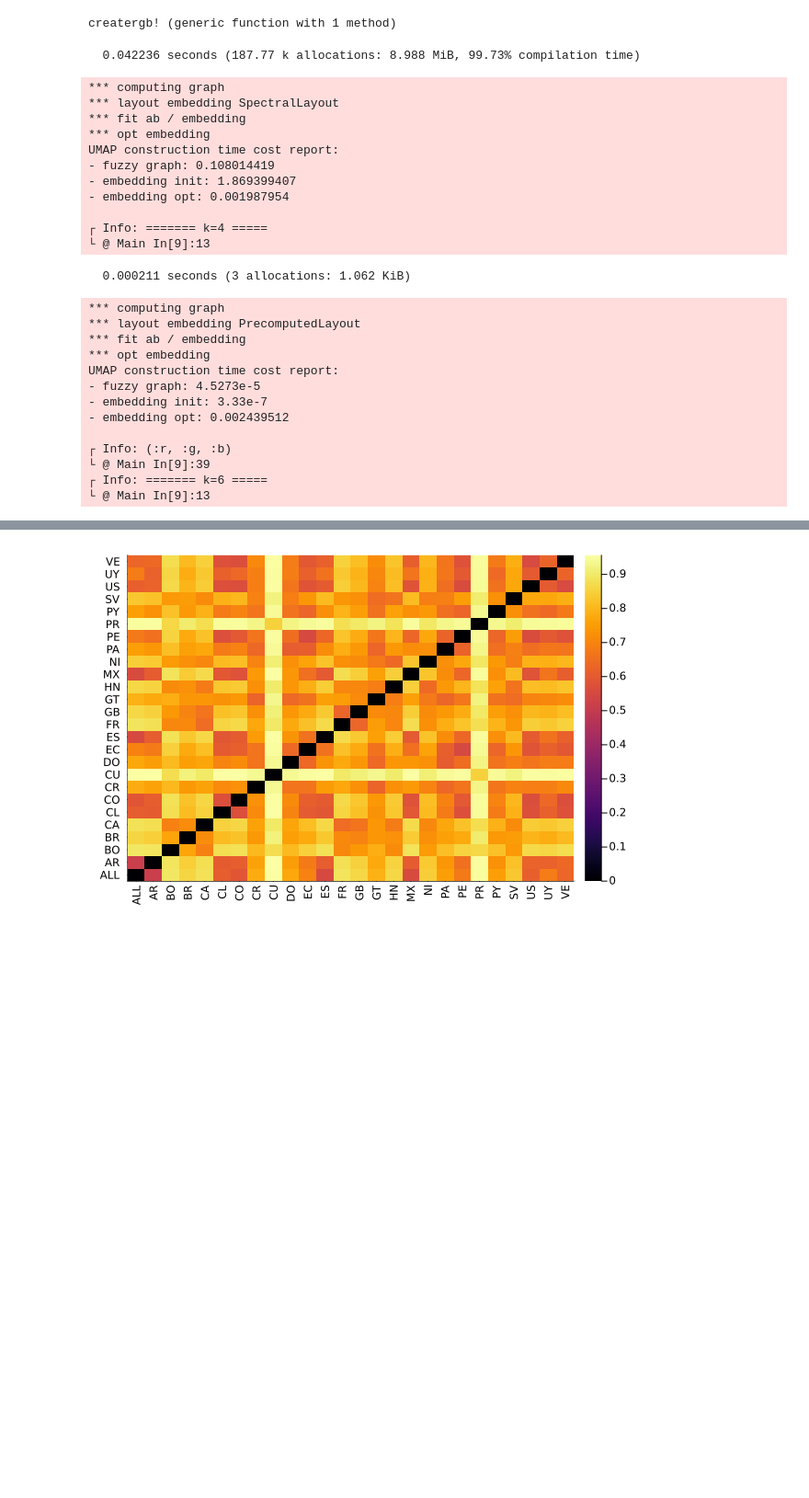
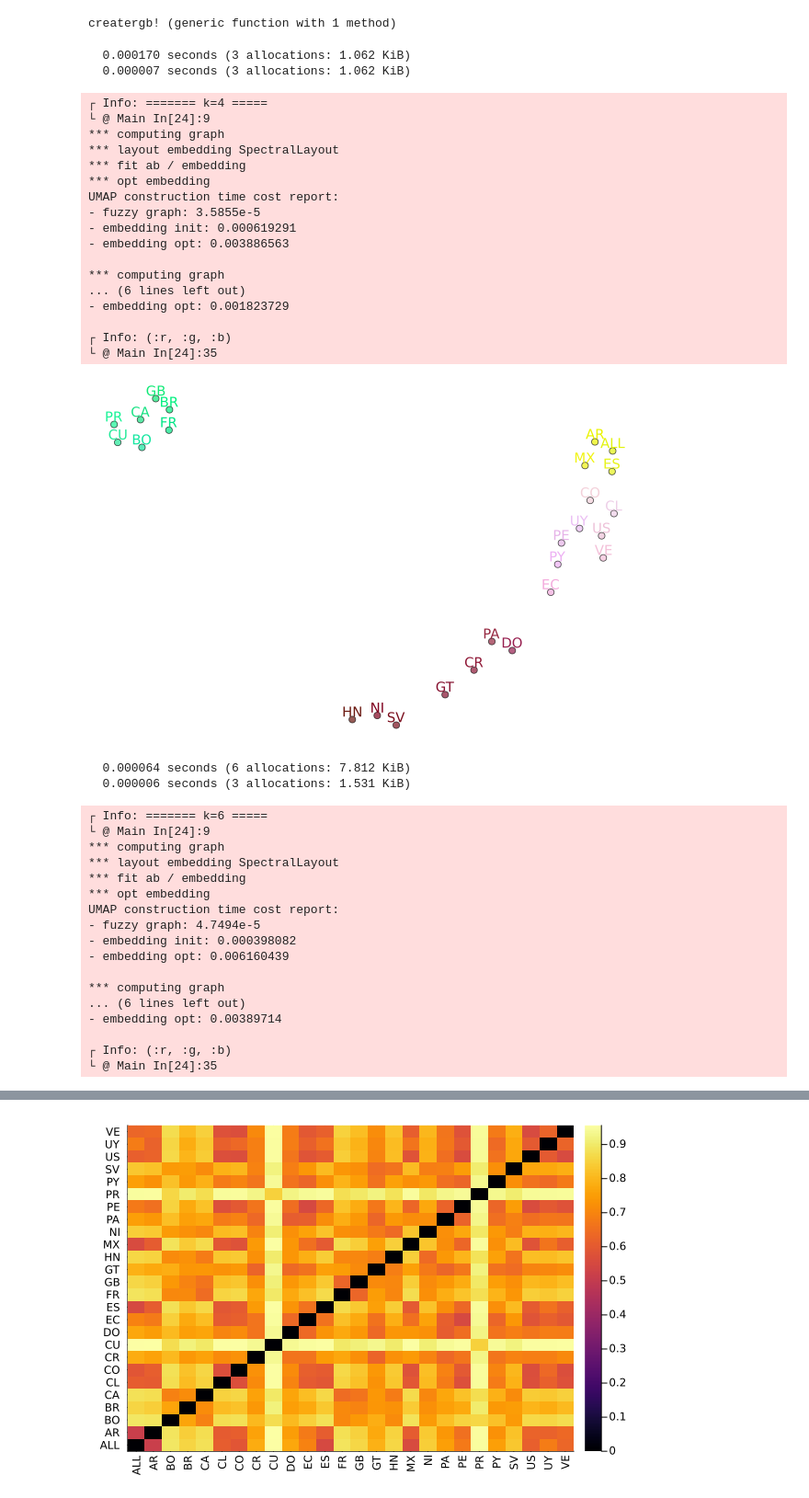
Before and after one commit to INGEOTEC/RegionalSpanish, a Jupyter notebook: notebooks/visualize-common-voc-semantic.ipynb, the cells around one changed output, grey strips where cells are left out. Shown at 92% size. Drawn from its saved outputs; the diff is of its cells as text; code cells hidden in the pictures; blank space fills up the shorter version.

```diff
--- a/notebooks/visualize-common-voc-semantic.ipynb
+++ b/notebooks/visualize-common-voc-semantic.ipynb
@@ -11,0 +1,7 @@ pwd()
+# %%
+using Pkg
+Pkg.activate("..")
+# GQ was removed since it has too few intersecting tokens
+# adds ALL
+VALID_CC = ["ALL", "AR", "BO", "BR", "CA", "CL", "CO", "CR", "CU", "DO", "EC", "ES", "FR", "GB", "GT", "HN", "MX", "NI", "PA", "PE", "PR", "PY", "SV", "US", "UY", "VE"]
+using SimilaritySearch, SimSearchManifoldLearning, TextSearch, LinearAlgebra, HDF5, JSON, JLD2, CSV, DataFrames, Glob, StatsBase, Plots
@@ -40,7 +53,7 @@ encode_model (generic function with 1 method)
 # %%
 db = []
 
-for cc in cclist
+for cc in VALID_CC
     modelname = only(glob(joinpath(edir, "knns-common-tokens.cc=$cc*.h5")))
     @info modelname
     knns_, dists_, vocab_ = load(modelname, "knns", "dists", "vocab")
@@ -70,9 +82,9 @@ length(db)
 # %%
 dist = NormalizedCosineDistance()
-n = length(cclist)
+n = length(VALID_CC)
 A = Matrix{Float64}(undef, n, n)
 
-for (i, cc) in enumerate(cclist)
+for (i, cc) in enumerate(VALID_CC)
     u = db[i]
     A[i, i] = 0.0
     @time for j in i+1:n
@@ -120,77 +132,84 @@ creatergb! (generic function with 1 method)
 min_dist = 0.3
 neg_sample_rate = 5
 local_connectivity = 1
+layout = SpectralLayout()
 n_epochs = 100
 tol = 1e-4
 
-U3 = fit(UMAP, PrecomputedAffinityMatrix(A); maxoutdim=3, layout=SpectralLayout(), k=4,
-            local_connectivity, neg_sample_rate, min_dist, n_epochs, tol)
-
-a = Animation()
-
 for k in 4:2:12
     @info "======= k=$k ====="
+    U2 = fit(UMAP, PrecomputedAffinityMatrix(A); maxoutdim=2,
+            layout, k, local_connectivity, neg_sample_rate, min_dist, n_epochs, tol)
+
     U3 = fit(UMAP, PrecomputedAffinityMatrix(A); maxoutdim=3,
-            layout=PrecomputedLayout(predict(U3)),
-            k, local_connectivity, neg_sample_rate, min_dist, n_epochs, tol)
-
-    U2 = fit(U3, 2)
+            layout, k, local_connectivity, neg_sample_rate, min_dist, n_epochs, tol)
 
     X = predict(U2)
-    C = creatergb!(copy(predict(U3)))
+    C = creatergb!(predict(U3))
     #C .= C .+ 5
 
     #poslist = rand([:right, :left, :bottom, :top], length(cclist))
-    poslist = rand([:bottom], length(cclist))
+    poslist = rand([:bottom], length(VALID_CC))
 
     scatter(X[1, :], X[2, :], c=C, label="",
-        series_annotations=[text(cclist[i], poslist[i], 10, C[i]) for i in eachindex(cclist)],
+        series_annotations=[text(VALID_CC[i], poslist[i], 10, C[i]) for i in eachindex(VALID_CC)],
         xticks=nothing, yticks=nothing, xaxis=false, yaxis=false,
         ms=4, ma=0.7, fa=0.7,
         la=0.7,
         alpha=0.7
     )
     #scatter!(X[1, :], X[2, :], c=C, label="",
     #    series_annotations=[text(cclist[i], poslist[i], 10, C[i]) for i in eachindex(cclist)], xticks=nothing, yticks=nothing, xaxis=false, yaxis=false,
     #    ms=5, ma=0.5, fa=0.5, la=0.5, alpha=0.5)
     savefig("../figs/fig-voc-semantic-umap-$k.pdf")
     savefig("../figs/fig-voc-semantic-umap-$k.png")
     @info fieldnames(typeof(C[1]))
     open(joinpath(edir, "colormap-common-voc-semantic-$k.csv"), "w") do f
         println(f, "country,R,G,B")
-        for (i, (cc, c)) in enumerate(zip(cclist, C))
+        for (i, (cc, c)) in enumerate(zip(VALID_CC, C))
             println(f, cc, ",", c.r, ",", c.g, ",", c.b)
         end
     end
 
-    frame(a, plot!(fmt=:png)) #|> display
+    plot!(fmt=:png) |> display
 end
-
-gif(a, fps=1)
 # %% [output]
-  0.042236 seconds (187.77 k allocations: 8.988 MiB, 99.73% compilation time)
+  0.000170 seconds (3 allocations: 1.062 KiB)
+  0.000007 seconds (3 allocations: 1.062 KiB)
+┌ Info: ======= k=4 =====
+└ @ Main In[24]:9
 *** computing graph
 *** layout embedding SpectralLayout
 *** fit ab / embedding
 *** opt embedding
 UMAP construction time cost report:
-- fuzzy graph: 0.108014419
-- embedding init: 1.869399407
-- embedding opt: 0.001987954
+- fuzzy graph: 3.5855e-5
+- embedding init: 0.000619291
+- embedding opt: 0.003886563
 
-┌ Info: ======= k=4 =====
-└ @ Main In[9]:13
+*** computing graph
+... (6 lines left out)
+- embedding opt: 0.001823729
+
+┌ Info: (:r, :g, :b)
+└ @ Main In[24]:35
+[figure, added]
-  0.000211 seconds (3 allocations: 1.062 KiB)
+  0.000064 seconds (6 allocations: 7.812 KiB)
+  0.000006 seconds (3 allocations: 1.531 KiB)
+┌ Info: ======= k=6 =====
+└ @ Main In[24]:9
 *** computing graph
-*** layout embedding PrecomputedLayout
+*** layout embedding SpectralLayout
 *** fit ab / embedding
 *** opt embedding
 UMAP construction time cost report:
-- fuzzy graph: 4.5273e-5
-- embedding init: 3.33e-7
-- embedding opt: 0.002439512
+- fuzzy graph: 4.7494e-5
+- embedding init: 0.000398082
+- embedding opt: 0.006160439
+
+*** computing graph
+... (6 lines left out)
+- embedding opt: 0.00389714
 
 ┌ Info: (:r, :g, :b)
-└ @ Main In[9]:39
-┌ Info: ======= k=6 =====
-└ @ Main In[9]:13
+└ @ Main In[24]:35
```
Also changed, not shown: parts of 9 cells of this notebook, 40 other files.
